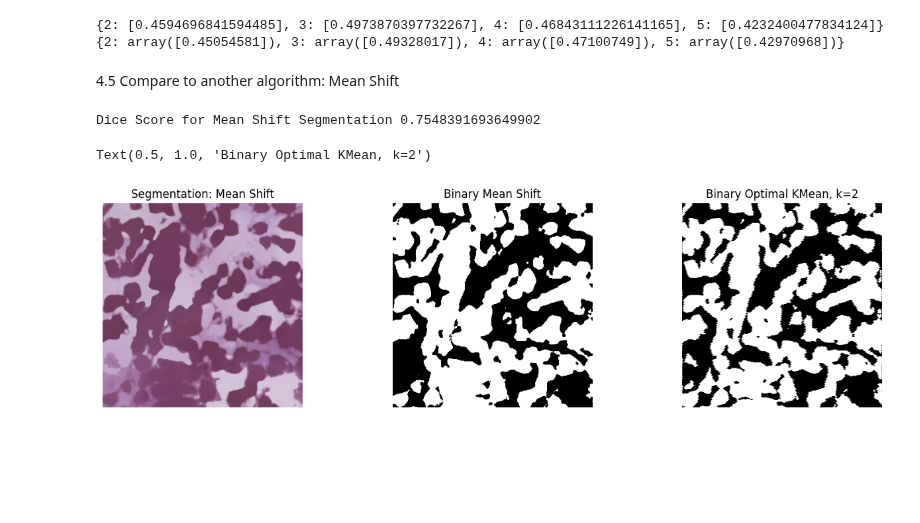
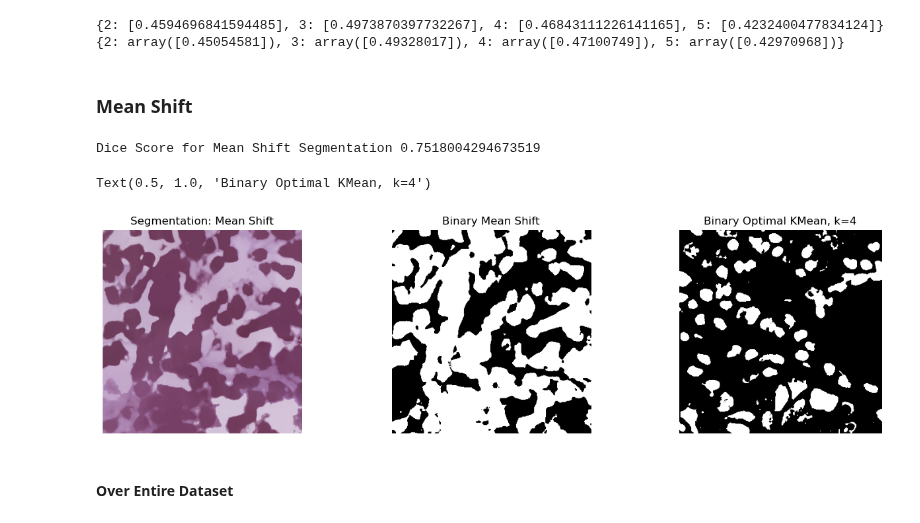
Before and after one commit to wangelam/ecse415Final, a Jupyter notebook: unsupervised.ipynb, the cells around one changed output. Drawn from its saved outputs; the diff is of its cells as text; code cells hidden in the pictures; blank space fills up the shorter version.

```diff
--- a/unsupervised.ipynb
+++ b/unsupervised.ipynb
@@ -361,47 +361,53 @@ print(d2)
 # %% [output]
 {2: [0.4594696841594485], 3: [0.4973870397732267], 4: [0.46843111226141165], 5: [0.4232400477834124]}
 {2: array([0.45054581]), 3: array([0.49328017]), 4: array([0.47100749]), 5: array([0.42970968])}
-# %% [markdown]
-4.5 Compare to another algorithm: Mean Shift
+# %% [markdown]
+### Mean Shift
 # %%
-def meanShift(image_name, download):
+tester = 'TCGA-A1-A0SP-DX1_id-5ea4095addda5f8398977ebc_left-7807_top-53960_bottom-54248_right-8089.png'
+
+def meanShift(image_name):
     img = cv.imread(os.path.join(rgb_path, image_name), cv.COLOR_BGR2RGB)
     output = img.copy()
     # preprocess - gaussian
     img = cv.GaussianBlur(img, (5, 5), 0.85)
     # define params
     spatialWindow = 40
     colorWindow = 80
-    criteria = (cv.TERM_CRITERIA_EPS + cv.TERM_CRITERIA_MAX_ITER, 100, 1)
 
     # meanshift clustering
     cv.pyrMeanShiftFiltering(img, spatialWindow, colorWindow, output, maxLevel=0)
     return output
 
 # mean shift segmentation, binarize
-ms = meanShift(tester, True)
+ms = meanShift(tester)
 msGray = cv.cvtColor(ms, cv.COLOR_RGB2GRAY)
-thresh = 117
-_, msB = cv.threshold(msGray, thresh, 255, cv.THRESH_BINARY_INV)
+_, msB = cv.threshold(msGray, 125, 255, cv.THRESH_BINARY_INV)
+
+## Preprocess Mask ##
+_, mask = mask_preprocess(tester, mask_path)
+mask = cv.resize(mask, (msB.shape[1], msB.shape[0]))
 
 # compare to mask
 dice = dice_coefficient(mask, msB)
 print(f'Dice Score for Mean Shift Segmentation {dice}')
 
 plt.figure(figsize=(16,4))
 plt.subplot(1,3,1)
 plt.axis('off')
 plt.imshow(ms)
 plt.title('Segmentation: Mean Shift')
 plt.subplot(1,3,2)
 plt.axis('off')
 plt.imshow(msB, cmap='gray')
 plt.title('Binary Mean Shift')
 plt.subplot(1,3,3)
 plt.axis('off')
-plt.imshow(k2_b, cmap='gray')
-plt.title('Binary Optimal KMean, k=2')
+plt.imshow(k4_b, cmap='gray')
+plt.title('Binary Optimal KMean, k=4')
 # %% [output]
-Dice Score for Mean Shift Segmentation 0.7548391693649902
+Dice Score for Mean Shift Segmentation 0.7518004294673519
-Text(0.5, 1.0, 'Binary Optimal KMean, k=2')
+Text(0.5, 1.0, 'Binary Optimal KMean, k=4')
-[figure, old version]
+[figure, new version]
+# %% [markdown]
+#### Over Entire Dataset
```
Also changed, not shown: parts of 1 cell of this notebook.
